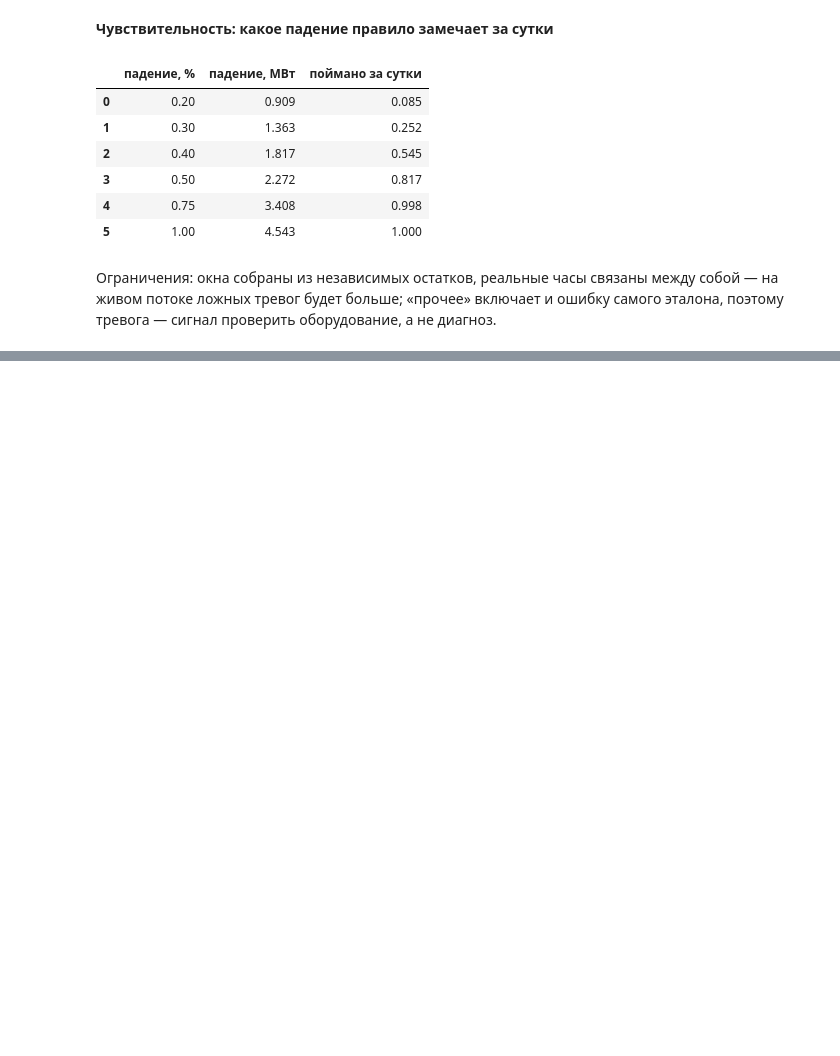
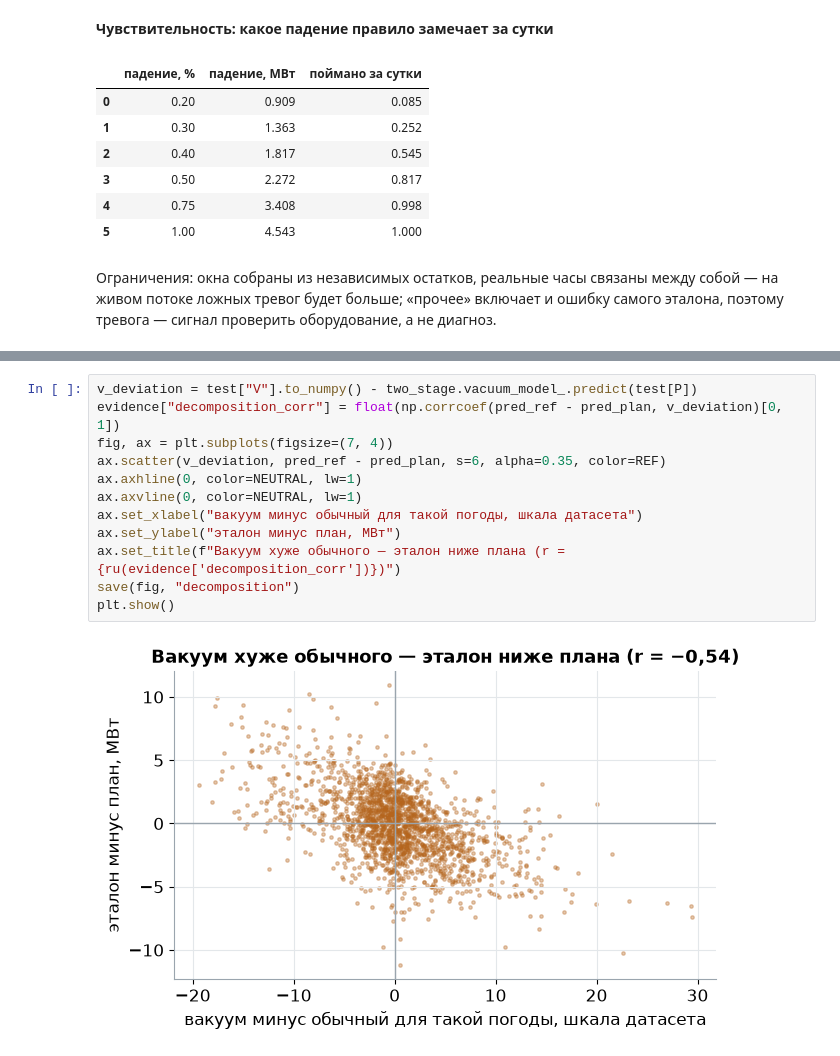
Before and after one commit to eFoggye/etalon-pgu, a Jupyter notebook: notebooks/research.ipynb, the cells around one changed output, grey strips where cells are left out. Drawn from its saved outputs; the diff is of its cells as text; blank space fills up the shorter version.

```diff
--- a/notebooks/research.ipynb
+++ b/notebooks/research.ipynb
@@ -769,0 +790,14 @@ display(grid)
+# %%
+v_deviation = test["V"].to_numpy() - two_stage.vacuum_model_.predict(test[P])
+evidence["decomposition_corr"] = float(np.corrcoef(pred_ref - pred_plan, v_deviation)[0, 1])
+fig, ax = plt.subplots(figsize=(7, 4))
+ax.scatter(v_deviation, pred_ref - pred_plan, s=6, alpha=0.35, color=REF)
+ax.axhline(0, color=NEUTRAL, lw=1)
+ax.axvline(0, color=NEUTRAL, lw=1)
+ax.set_xlabel("вакуум минус обычный для такой погоды, шкала датасета")
+ax.set_ylabel("эталон минус план, МВт")
+ax.set_title(f"Вакуум хуже обычного — эталон ниже плана (r = {ru(evidence['decomposition_corr'])})")
+save(fig, "decomposition")
+plt.show()
+# %% [output]
+[figure, added]
```
Also changed, not shown: parts of 22 cells of this notebook, 13 other files.
